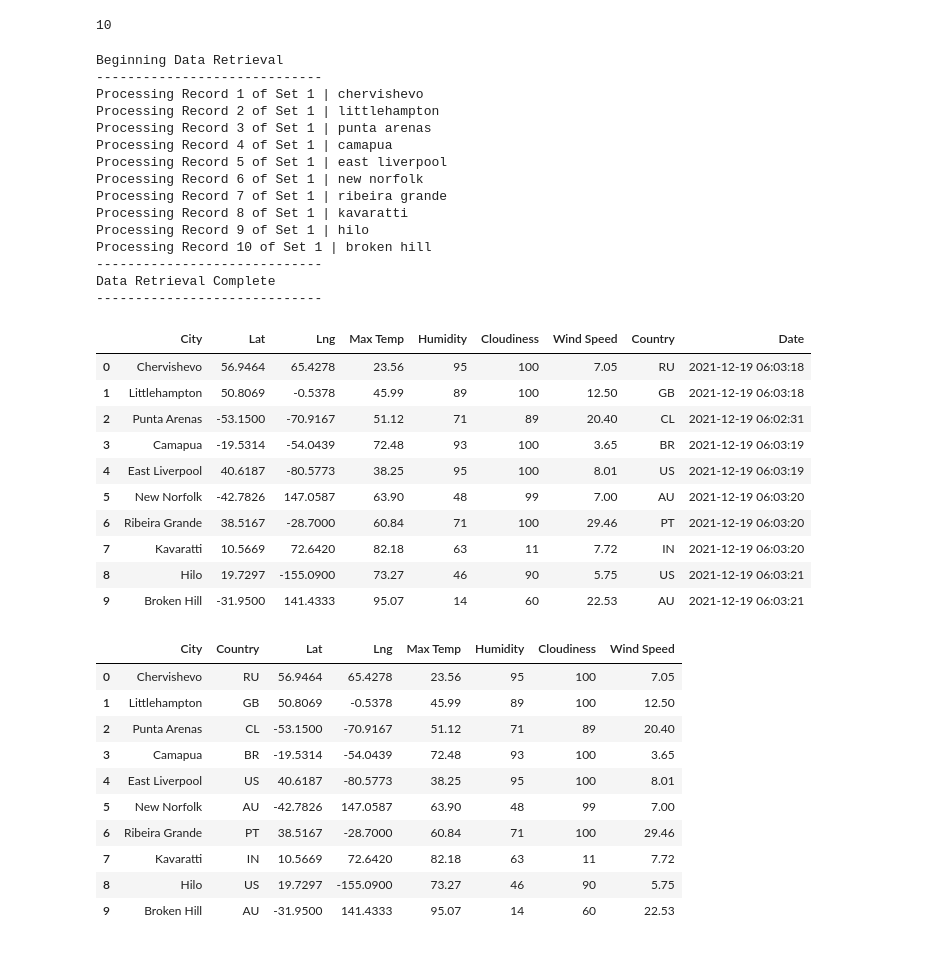
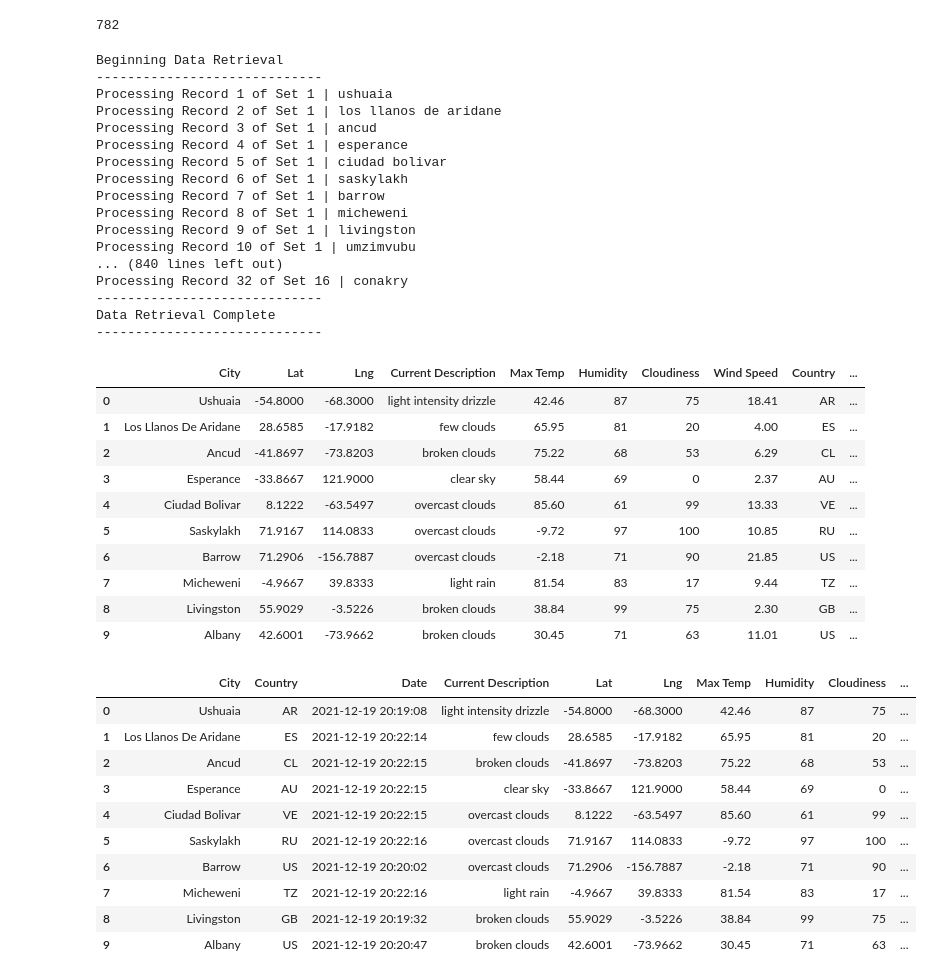
Before and after one commit to pavelt224/World_Weather_Analysis, a Jupyter notebook: Weather_Database.ipynb, the cells around one changed output. Saved outputs shown, nothing was run; the diff lists cells and outputs as text; code cells hidden in the pictures.

```diff
--- a/Weather_Database.ipynb
+++ b/Weather_Database.ipynb
@@ -8,8 +8,8 @@ import random
 from citipy import citipy
 # %%
 # Create a set of random latitude and longitude combinations.
-lats = np.random.uniform(low=-90.000, high=90.000, size=10)
-lngs = np.random.uniform(low=-180.000, high=180.000, size=10)
+lats = np.random.uniform(low=-90.000, high=90.000, size=2000)
+lngs = np.random.uniform(low=-180.000, high=180.000, size=2000)
 
 
 lat_lngs = zip(lats, lngs)
@@ -32,7 +32,7 @@ for coordinate in coordinates:
 
 len(cities)
 # %% [output]
-10
+782
 # %%
 # Import the request library.
 import requests
@@ -91,12 +91,15 @@ for i, city in enumerate(cities):
         city_clouds = city_weather["clouds"]["all"]
         city_wind = city_weather["wind"]["speed"]
         city_country = city_weather["sys"]["country"]
+        # Adding current_description variable
+        current_description = city_weather["weather"][0]["description"]
         # Convert the date to ISO standard.
         city_date = datetime.utcfromtimestamp(city_weather["dt"]).strftime('%Y-%m-%d %H:%M:%S')
         # Append the city information into city_data list.
         city_data.append({"City": city.title(),
                           "Lat": city_lat,
                           "Lng": city_lng,
+                          "Current Description": current_description,
                           "Max Temp": city_max_temp,
                           "Humidity": city_humidity,
                           "Cloudiness": city_clouds,
@@ -116,16 +119,18 @@ print("-----------------------------")
 # %% [output]
 Beginning Data Retrieval
 -----------------------------
-Processing Record 1 of Set 1 | chervishevo
-Processing Record 2 of Set 1 | littlehampton
-Processing Record 3 of Set 1 | punta arenas
-Processing Record 4 of Set 1 | camapua
-Processing Record 5 of Set 1 | east liverpool
-Processing Record 6 of Set 1 | new norfolk
-Processing Record 7 of Set 1 | ribeira grande
-Processing Record 8 of Set 1 | kavaratti
-Processing Record 9 of Set 1 | hilo
-Processing Record 10 of Set 1 | broken hill
+Processing Record 1 of Set 1 | ushuaia
+Processing Record 2 of Set 1 | los llanos de aridane
+Processing Record 3 of Set 1 | ancud
+Processing Record 4 of Set 1 | esperance
+Processing Record 5 of Set 1 | ciudad bolivar
+Processing Record 6 of Set 1 | saskylakh
+Processing Record 7 of Set 1 | barrow
+Processing Record 8 of Set 1 | micheweni
+Processing Record 9 of Set 1 | livingston
+Processing Record 10 of Set 1 | umzimvubu
+... (840 lines left out)
+Processing Record 32 of Set 16 | conakry
 -----------------------------
 Data Retrieval Complete
 -----------------------------
@@ -134,37 +139,37 @@ Data Retrieval Complete
 city_data_df = pd.DataFrame(city_data)
 city_data_df.head(10)
 # %% [output]
-|  | City | Lat | Lng | Max Temp | Humidity | Cloudiness | Wind Speed | Country | Date |
-| 0 | Chervishevo | 56.9464 | 65.4278 | 23.56 | 95 | 100 | 7.05 | RU | 2021-12-19 06:03:18 |
-| 1 | Littlehampton | 50.8069 | -0.5378 | 45.99 | 89 | 100 | 12.50 | GB | 2021-12-19 06:03:18 |
-| 2 | Punta Arenas | -53.1500 | -70.9167 | 51.12 | 71 | 89 | 20.40 | CL | 2021-12-19 06:02:31 |
-| 3 | Camapua | -19.5314 | -54.0439 | 72.48 | 93 | 100 | 3.65 | BR | 2021-12-19 06:03:19 |
-| 4 | East Liverpool | 40.6187 | -80.5773 | 38.25 | 95 | 100 | 8.01 | US | 2021-12-19 06:03:19 |
-| 5 | New Norfolk | -42.7826 | 147.0587 | 63.90 | 48 | 99 | 7.00 | AU | 2021-12-19 06:03:20 |
-| 6 | Ribeira Grande | 38.5167 | -28.7000 | 60.84 | 71 | 100 | 29.46 | PT | 2021-12-19 06:03:20 |
-| 7 | Kavaratti | 10.5669 | 72.6420 | 82.18 | 63 | 11 | 7.72 | IN | 2021-12-19 06:03:20 |
-| 8 | Hilo | 19.7297 | -155.0900 | 73.27 | 46 | 90 | 5.75 | US | 2021-12-19 06:03:21 |
-| 9 | Broken Hill | -31.9500 | 141.4333 | 95.07 | 14 | 60 | 22.53 | AU | 2021-12-19 06:03:21 |
+|  | City | Lat | Lng | Current Description | Max Temp | Humidity | Cloudiness | Wind Speed | Country | ... |
+| 0 | Ushuaia | -54.8000 | -68.3000 | light intensity drizzle | 42.46 | 87 | 75 | 18.41 | AR | ... |
+| 1 | Los Llanos De Aridane | 28.6585 | -17.9182 | few clouds | 65.95 | 81 | 20 | 4.00 | ES | ... |
+| 2 | Ancud | -41.8697 | -73.8203 | broken clouds | 75.22 | 68 | 53 | 6.29 | CL | ... |
+| 3 | Esperance | -33.8667 | 121.9000 | clear sky | 58.44 | 69 | 0 | 2.37 | AU | ... |
+| 4 | Ciudad Bolivar | 8.1222 | -63.5497 | overcast clouds | 85.60 | 61 | 99 | 13.33 | VE | ... |
+| 5 | Saskylakh | 71.9167 | 114.0833 | overcast clouds | -9.72 | 97 | 100 | 10.85 | RU | ... |
+| 6 | Barrow | 71.2906 | -156.7887 | overcast clouds | -2.18 | 71 | 90 | 21.85 | US | ... |
+| 7 | Micheweni | -4.9667 | 39.8333 | light rain | 81.54 | 83 | 17 | 9.44 | TZ | ... |
+| 8 | Livingston | 55.9029 | -3.5226 | broken clouds | 38.84 | 99 | 75 | 2.30 | GB | ... |
+| 9 | Albany | 42.6001 | -73.9662 | broken clouds | 30.45 | 71 | 63 | 11.01 | US | ... |
 # %%
 # reorder the columns
-new_column_order = ['City', 'Country', 'Lat', 'Lng', 'Max Temp', 'Humidity',
+new_column_order = ['City', 'Country', 'Date', 'Current Description', 'Lat', 'Lng', 'Max Temp', 'Humidity',
                     'Cloudiness', 'Wind Speed']
 
 # Assign a new or the same DataFrame the new column order.
 city_data_df = city_data_df[new_column_order]
 city_data_df.head(10)
 # %% [output]
-|  | City | Country | Lat | Lng | Max Temp | Humidity | Cloudiness | Wind Speed |
-| 0 | Chervishevo | RU | 56.9464 | 65.4278 | 23.56 | 95 | 100 | 7.05 |
-| 1 | Littlehampton | GB | 50.8069 | -0.5378 | 45.99 | 89 | 100 | 12.50 |
-| 2 | Punta Arenas | CL | -53.1500 | -70.9167 | 51.12 | 71 | 89 | 20.40 |
-| 3 | Camapua | BR | -19.5314 | -54.0439 | 72.48 | 93 | 100 | 3.65 |
-| 4 | East Liverpool | US | 40.6187 | -80.5773 | 38.25 | 95 | 100 | 8.01 |
-| 5 | New Norfolk | AU | -42.7826 | 147.0587 | 63.90 | 48 | 99 | 7.00 |
-| 6 | Ribeira Grande | PT | 38.5167 | -28.7000 | 60.84 | 71 | 100 | 29.46 |
-| 7 | Kavaratti | IN | 10.5669 | 72.6420 | 82.18 | 63 | 11 | 7.72 |
-| 8 | Hilo | US | 19.7297 | -155.0900 | 73.27 | 46 | 90 | 5.75 |
-| 9 | Broken Hill | AU | -31.9500 | 141.4333 | 95.07 | 14 | 60 | 22.53 |
+|  | City | Country | Date | Current Description | Lat | Lng | Max Temp | Humidity | Cloudiness | ... |
+| 0 | Ushuaia | AR | 2021-12-19 20:19:08 | light intensity drizzle | -54.8000 | -68.3000 | 42.46 | 87 | 75 | ... |
+| 1 | Los Llanos De Aridane | ES | 2021-12-19 20:22:14 | few clouds | 28.6585 | -17.9182 | 65.95 | 81 | 20 | ... |
+| 2 | Ancud | CL | 2021-12-19 20:22:15 | broken clouds | -41.8697 | -73.8203 | 75.22 | 68 | 53 | ... |
+| 3 | Esperance | AU | 2021-12-19 20:22:15 | clear sky | -33.8667 | 121.9000 | 58.44 | 69 | 0 | ... |
+| 4 | Ciudad Bolivar | VE | 2021-12-19 20:22:15 | overcast clouds | 8.1222 | -63.5497 | 85.60 | 61 | 99 | ... |
+| 5 | Saskylakh | RU | 2021-12-19 20:22:16 | overcast clouds | 71.9167 | 114.0833 | -9.72 | 97 | 100 | ... |
+| 6 | Barrow | US | 2021-12-19 20:20:02 | overcast clouds | 71.2906 | -156.7887 | -2.18 | 71 | 90 | ... |
+| 7 | Micheweni | TZ | 2021-12-19 20:22:16 | light rain | -4.9667 | 39.8333 | 81.54 | 83 | 17 | ... |
+| 8 | Livingston | GB | 2021-12-19 20:19:32 | broken clouds | 55.9029 | -3.5226 | 38.84 | 99 | 75 | ... |
+| 9 | Albany | US | 2021-12-19 20:20:47 | broken clouds | 42.6001 | -73.9662 | 30.45 | 71 | 63 | ... |
 # %%
 # Create the output file (CSV).
 output_data_file = "weather_database/cities.csv"
```
Also changed, not shown: 5 other files.
